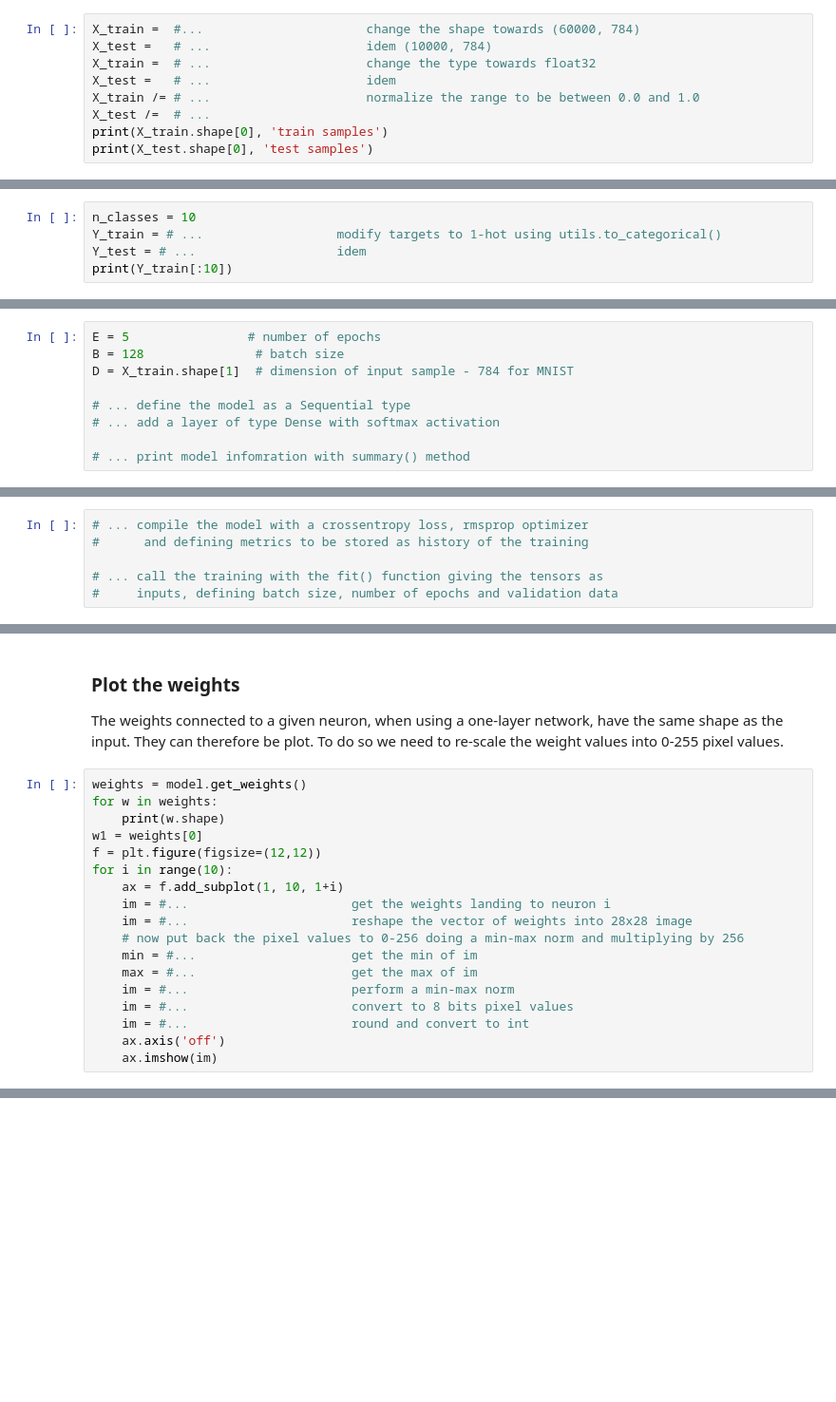
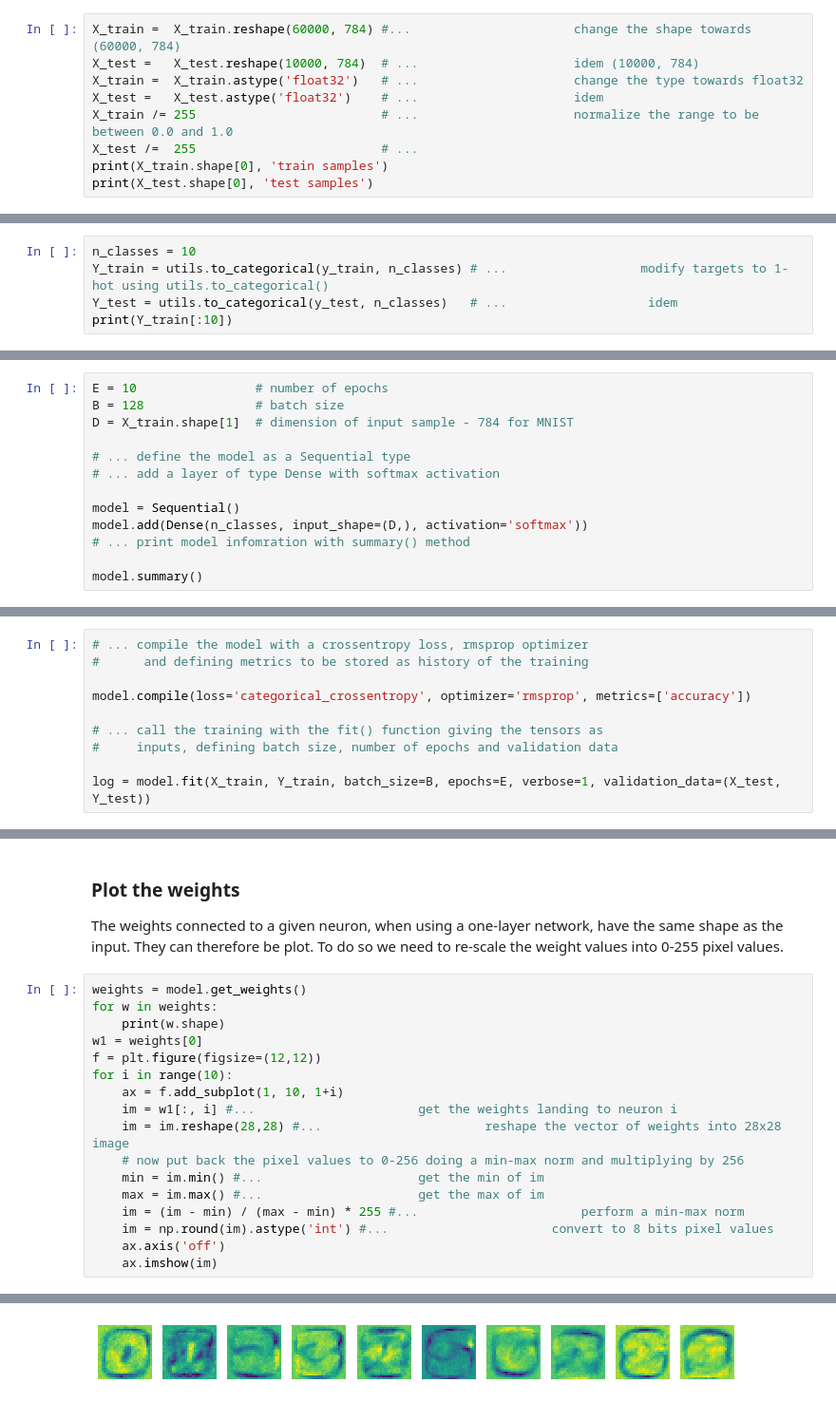
Before and after one commit to codax0r/mse-delearn, a Jupyter notebook: cre/w8-MNIST-MLP_from_raw_data.ipynb, the cells around one changed output, grey strips where cells are left out. Shown: that part at 95% size. Cells and saved outputs as stored; diff of their text form; blank space fills up the shorter version.

```diff
--- a/cre/w8-MNIST-MLP_from_raw_data.ipynb
+++ b/cre/w8-MNIST-MLP_from_raw_data.ipynb
@@ -54,9 +67,9 @@ show_imgs(X_train)
 # %%
-X_train =  #...                      change the shape towards (60000, 784)
-X_test =   # ...                     idem (10000, 784)
-X_train =  # ...                     change the type towards float32
-X_test =   # ...                     idem
-X_train /= # ...                     normalize the range to be between 0.0 and 1.0
-X_test /=  # ...
+X_train =  X_train.reshape(60000, 784) #...                      change the shape towards (60000, 784)
+X_test =   X_test.reshape(10000, 784)  # ...                     idem (10000, 784)
+X_train =  X_train.astype('float32')   # ...                     change the type towards float32
+X_test =   X_test.astype('float32')    # ...                     idem
+X_train /= 255                         # ...                     normalize the range to be between 0.0 and 1.0
+X_test /=  255                         # ...
 print(X_train.shape[0], 'train samples')
 print(X_test.shape[0], 'test samples')
@@ -71,6 +87,6 @@ The target values of the network are supposed to be 1-hot targets. Now the `y_tr
 Note the change of capital letter in the `Y_train` to denote, per convention, an array with multiple dimensions.
 # %%
 n_classes = 10
-Y_train = # ...                  modify targets to 1-hot using utils.to_categorical()
-Y_test = # ...                   idem
+Y_train = utils.to_categorical(y_train, n_classes) # ...                  modify targets to 1-hot using utils.to_categorical()
+Y_test = utils.to_categorical(y_test, n_classes)   # ...                   idem
 print(Y_train[:10])
@@ -78,11 +105,15 @@ print(Y_train[:10])
 # One-layer network and weight visualisation
 ## Define the network
 # %%
-E = 5                # number of epochs
+E = 10                # number of epochs
 B = 128               # batch size
 D = X_train.shape[1]  # dimension of input sample - 784 for MNIST
 
 # ... define the model as a Sequential type
 # ... add a layer of type Dense with softmax activation
 
+model = Sequential()
+model.add(Dense(n_classes, input_shape=(D,), activation='softmax'))
 # ... print model infomration with summary() method
+
+model.summary()
@@ -93,5 +135,9 @@ In Keras, we call the methods `compile()` and `fit()`. For the compile phase, we
 # ... compile the model with a crossentropy loss, rmsprop optimizer
 #      and defining metrics to be stored as history of the training
 
+model.compile(loss='categorical_crossentropy', optimizer='rmsprop', metrics=['accuracy'])
+
 # ... call the training with the fit() function giving the tensors as
 #     inputs, defining batch size, number of epochs and validation data
+
+log = model.fit(X_train, Y_train, batch_size=B, epochs=E, verbose=1, validation_data=(X_test, Y_test))
@@ -138,13 +219,13 @@ w1 = weights[0]
 f = plt.figure(figsize=(12,12))
 for i in range(10):
     ax = f.add_subplot(1, 10, 1+i)
-    im = #...                      get the weights landing to neuron i
-    im = #...                      reshape the vector of weights into 28x28 image
+    im = w1[:, i] #...                      get the weights landing to neuron i
+    im = im.reshape(28,28) #...                      reshape the vector of weights into 28x28 image
     # now put back the pixel values to 0-256 doing a min-max norm and multiplying by 256
-    min = #...                     get the min of im
-    max = #...                     get the max of im
-    im = #...                      perform a min-max norm
-    im = #...                      convert to 8 bits pixel values
-    im = #...                      round and convert to int
+    min = im.min() #...                     get the min of im
+    max = im.max() #...                     get the max of im
+    im = (im - min) / (max - min) * 255 #...                      perform a min-max norm
+    im = np.round(im).astype('int') #...                      convert to 8 bits pixel values
     ax.axis('off')
     ax.imshow(im)
+# %% [output]
@@ -150,0 +234 @@ for i in range(10):
+[figure, added]
```
Also changed, not shown: parts of 10 cells of this notebook.
